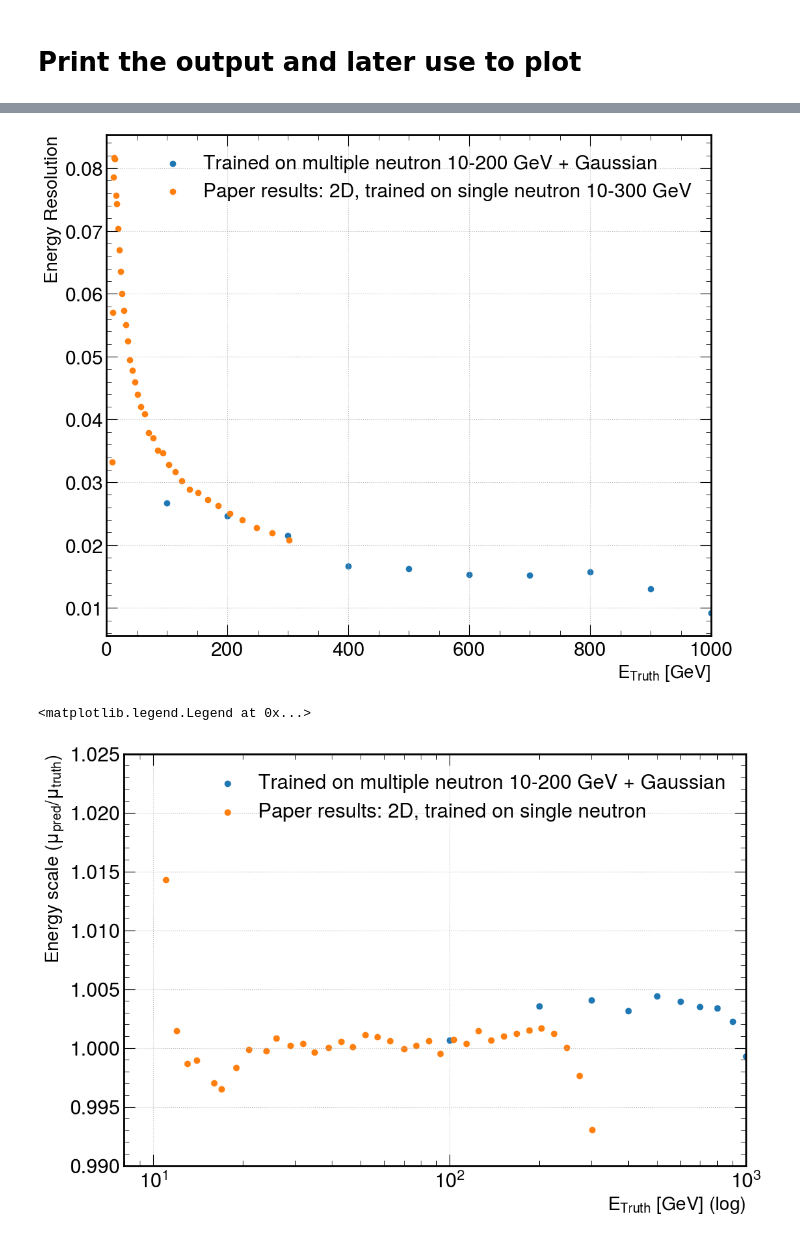
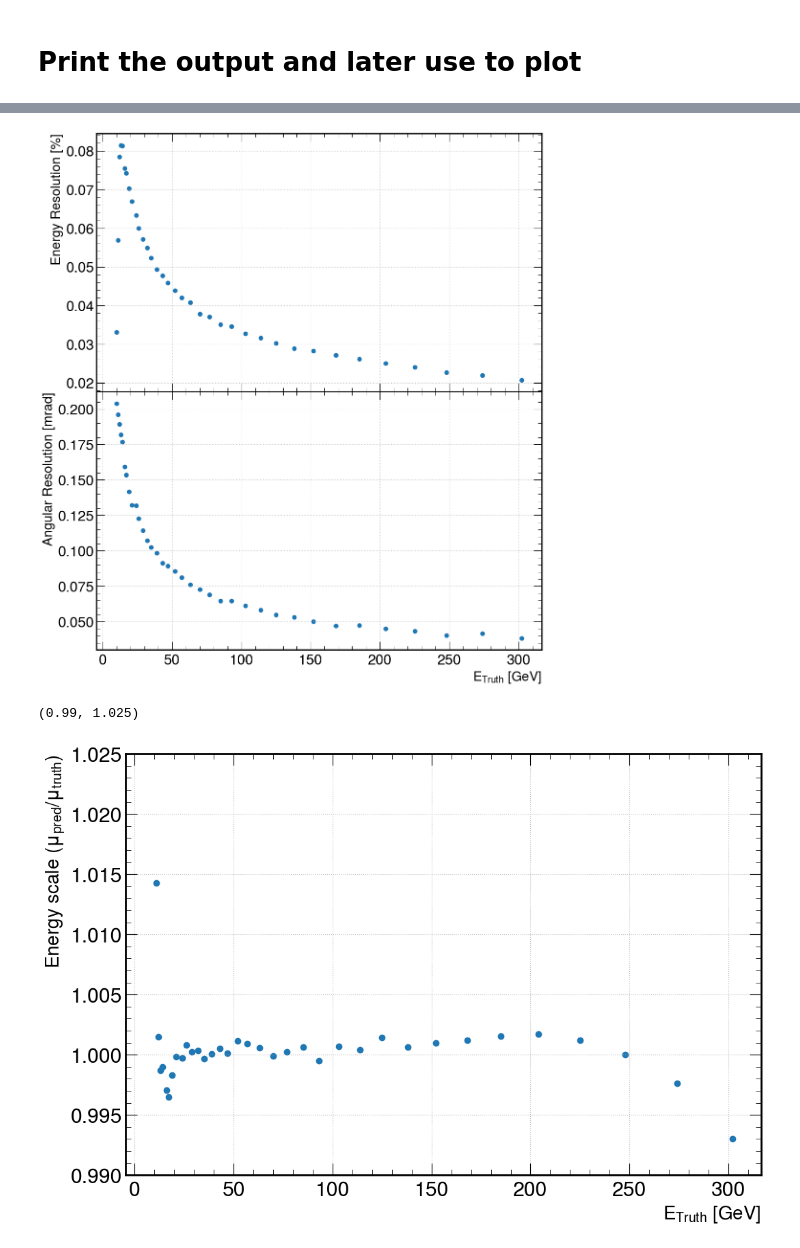
Before and after one commit to eiccodesign/regressiononly, a Jupyter notebook: notebooks/zdc_neutron_regression.ipynb, the cells around one changed output, grey strips where cells are left out. Drawn from its saved outputs; the diff is of its cells as text; code cells hidden in the pictures.

Commit message:
Modified plots at end to only include current model results

```diff
--- a/notebooks/zdc_neutron_regression.ipynb
+++ b/notebooks/zdc_neutron_regression.ipynb
@@ -82,24 +78,24 @@ print(path_to_result)
 ## Get predicted and target variable
 # %%
 if multiple_neutrons:
-    npz_unpacked = np.load(path_to_result+"/predictions_appended_test_multiparticle.npz")
+    npz_unpacked = np.load(path_to_result+"/predictions_appended_test_multiparticle_0-4mrad.npz")
 else:
     npz_unpacked = np.load(path_to_result+"/predictions_appended_test.npz")
-predictions_2 = npz_unpacked['outputs_scaled']
-targets_2 = npz_unpacked['targets_scaled']
+predictions_unnormalized = npz_unpacked['outputs_scaled']
+targets_unnormalized = npz_unpacked['targets_scaled']
 targets = npz_unpacked['targets']
 predictions = npz_unpacked['outputs']
 
 if output_dim=='2D':
-    targets_ene = targets_2[:,0]
-    targets_theta= targets_2[:,1]
+    targets_ene = targets_unnormalized[:,0]
+    targets_theta= targets_unnormalized[:,1]
 
-    predictions_ene=predictions_2[:,0]
-    predictions_theta=predictions_2[:,1]
+    predictions_ene=predictions_unnormalized[:,0]
+    predictions_theta=predictions_unnormalized[:,1]
 
 elif output_dim=='1D':
-    targets_ene = targets_2
-    predictions_ene=predictions_2
+    targets_ene = targets_unnormalized
+    predictions_ene=predictions_unnormalized
 if classification:
     targets_particle = targets[:,-1]
     predictions_particle = predictions[:,-1]
@@ -614,72 +544,35 @@ neutron_gnn_energyscale_Input4D_output2D_zdc_64Fe_energy5_theta5=np.array([1.066
 # %%
 if output_dim=="2D":
     fig = plt.figure(figsize=(12,14))
     fig.set_facecolor('w')
     gs = fig.add_gridspec(2, hspace=0)
     axs = gs.subplots(sharex=True, sharey=False)
-    axs[0].scatter(
-                    true_fit,
-                    resolution_fit
-                    )
+    axs[0].scatter(true_fit, resolution_fit)
 
-    axs[1].scatter(
-                    true_fit,
-                    resolution_fit_th
-                    )
+    axs[1].scatter(true_fit, resolution_fit_th)
 
     plt.xlabel('$E_{Truth}$ [GeV]', fontsize=20)
     axs[0].set_ylabel('Energy Resolution [%]',  fontsize=20)
     axs[1].set_ylabel('Angular Resolution [mrad]',  fontsize=20)
-    axs[0].legend(fontsize="20")
-    axs[1].legend(fontsize="20")
     axs[0].grid()
     axs[1].grid()
-
-    axs[0].set_xscale('log')
-    axs[1].set_xscale('log')
-    axs[0].set_xlim(0,300)
-    axs[1].set_xlim(0,300)
 else:
     fig = plt.figure(figsize=(12,10))
     fig.set_facecolor('w')
-    plt.scatter(
-             true_fit,
-             resolution_fit,
-             label="Trained on multiple neutron 10-200 GeV + Gaussian"
-            )
-    plt.scatter(
-             neutron_gnn_energy_Input4D_output2D_zdc_64Fe_energy5_theta5,
-             neutron_gnn_res_fit_Input4D_output2D_zdc_64Fe_energy5_theta5,
-             label="Paper results: 2D, trained on single neutron 10-300 GeV"
-            )
+    plt.scatter(true_fit, resolution_fit)
+    plt.ylabel('Energy Resolution',  fontsize=20)
     plt.xlabel('$E_{Truth}$ [GeV]', fontsize=20)
-    plt.ylabel('Energy Resolution',  fontsize=20)
-#     plt.xscale('log')
-    plt.xlim(0, 1000)
     plt.grid()
-    plt.legend()
 # %% [output]
-[figure, old version]
+[figure, new version]
 # %%
 fig = plt.figure(figsize=(12,8))
 fig.set_facecolor('w')
-plt.scatter(
-         true_fit,
-         pred_over_truth_fit,
-         label="Trained on multiple neutron 10-200 GeV + Gaussian"
-        )
-plt.scatter(
-             neutron_gnn_energy_Input4D_output2D_zdc_64Fe_energy5_theta5,
-             neutron_gnn_energyscale_Input4D_output2D_zdc_64Fe_energy5_theta5,
-             label="Paper results: 2D, trained on single neutron"
-            )
-plt.xlabel('$E_{Truth}$ [GeV] (log)', fontsize=20)
+plt.scatter(true_fit, pred_over_truth_fit)
+plt.xlabel('$E_{Truth}$ [GeV]', fontsize=20)
 plt.ylabel('Energy scale ($\mu_{pred}/\mu_{truth}$)',  fontsize=20)
 plt.grid()
-plt.xscale('log')
-plt.xlim(0, 1000)
 plt.ylim(.99,1.025)
-plt.legend()
 # %% [output]
-<matplotlib.legend.Legend at 0x...>
+(0.99, 1.025)
-[figure, old version]
+[figure, new version]
```
Also changed, not shown: parts of 16 cells of this notebook.
